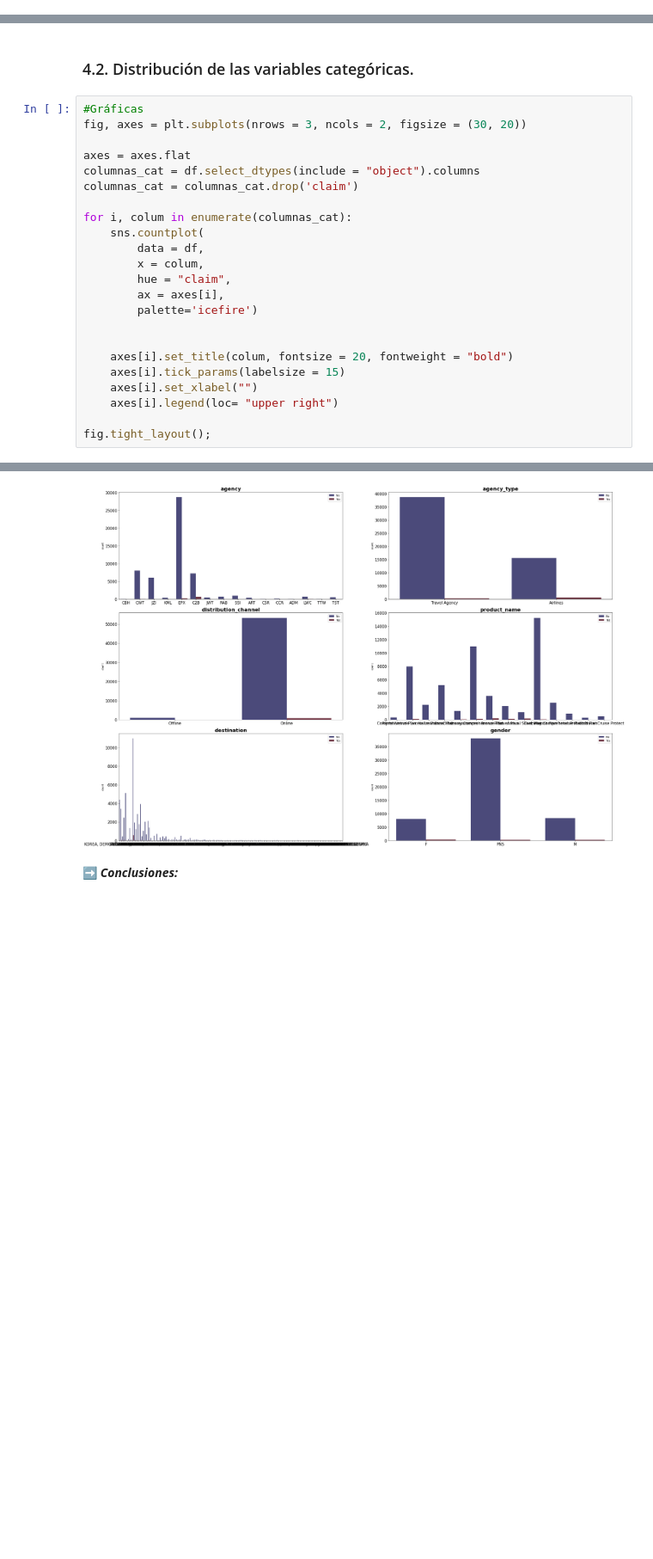
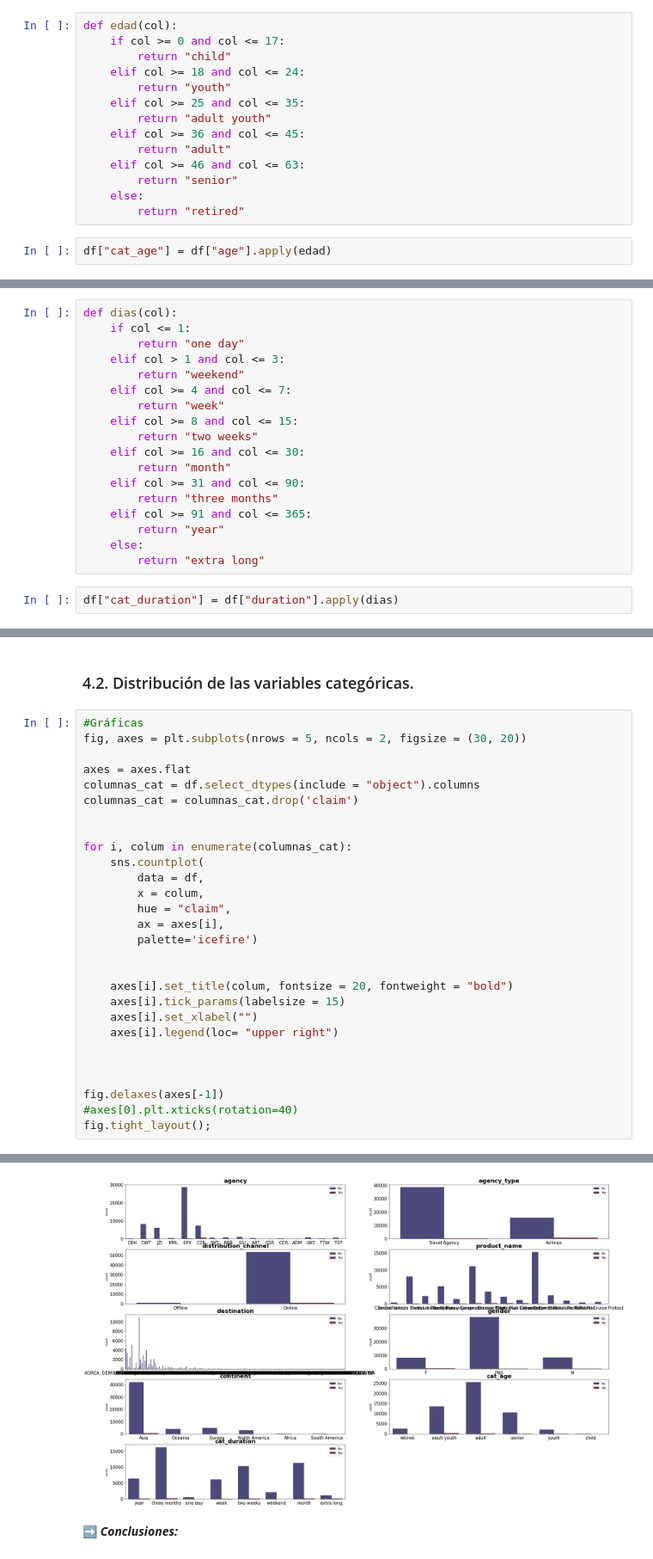
Before and after one commit to Adalab/DA-promo-c-modulo-3-sprint-1-Mina-Mai, a Jupyter notebook: Regresion_logistica/pp_regresion_logistica_1.ipynb, the cells around one changed output, grey strips where cells are left out. Shown: that part at 86% size. Saved outputs shown, nothing was run; the diff lists cells and outputs as text; blank space fills up the shorter version.

```diff
--- a/Regresion_logistica/pp_regresion_logistica_1.ipynb
+++ b/Regresion_logistica/pp_regresion_logistica_1.ipynb
@@ -377,3 +434,19 @@ df.loc[(df['age'] >= 80) & (df['age'] <= 90)] #si que hay datos de clientes entr
+# %%
+def edad(col):
+    if col >= 0 and col <= 17:
+        return "child"
+    elif col >= 18 and col <= 24:
+        return "youth"
+    elif col >= 25 and col <= 35:
+        return "adult youth"
+    elif col >= 36 and col <= 45:
+        return "adult"
+    elif col >= 46 and col <= 63:
+        return "senior"
+    else:
+        return "retired"
+# %%
+df["cat_age"] = df["age"].apply(edad)
 # %% [markdown]
 ### 3.7. Recategorizamos la columna duration.
 # %%
@@ -429,0 +511,20 @@ más de 1000
+# %%
+def dias(col):
+    if col <= 1:
+        return "one day"
+    elif col > 1 and col <= 3:
+        return "weekend"
+    elif col >= 4 and col <= 7:
+        return "week"
+    elif col >= 8 and col <= 15:
+        return "two weeks"
+    elif col >= 16 and col <= 30:
+        return "month"
+    elif col >= 31 and col <= 90:
+        return "three months"
+    elif col >= 91 and col <= 365:
+        return "year"
+    else:
+        return "extra long"
+# %%
+df["cat_duration"] = df["duration"].apply(dias)
@@ -467,11 +578,12 @@ El 98,3 de los registros no han reclamado el seguro, solo un 1,7 lo han hecho. L
 ### 4.2. Distribución de las variables categóricas.
 # %%
 #Gráficas
-fig, axes = plt.subplots(nrows = 3, ncols = 2, figsize = (30, 20))
+fig, axes = plt.subplots(nrows = 5, ncols = 2, figsize = (30, 20))
 
 axes = axes.flat
 columnas_cat = df.select_dtypes(include = "object").columns
 columnas_cat = columnas_cat.drop('claim')
+
 
 for i, colum in enumerate(columnas_cat):
     sns.countplot(
@@ -487,5 +599,9 @@ for i, colum in enumerate(columnas_cat):
     axes[i].set_xlabel("")
     axes[i].legend(loc= "upper right")
 
+
+
+fig.delaxes(axes[-1])
+#axes[0].plt.xticks(rotation=40)
 fig.tight_layout();
 # %% [output]
@@ -492,4 +609,4 @@ fig.tight_layout();
-[figure, old version]
+[figure, new version]
 # %% [markdown]
 ➡️ **_Conclusiones:_**
 # %% [markdown]
```
Also changed, not shown: parts of 20 cells of this notebook, 3 other files.
